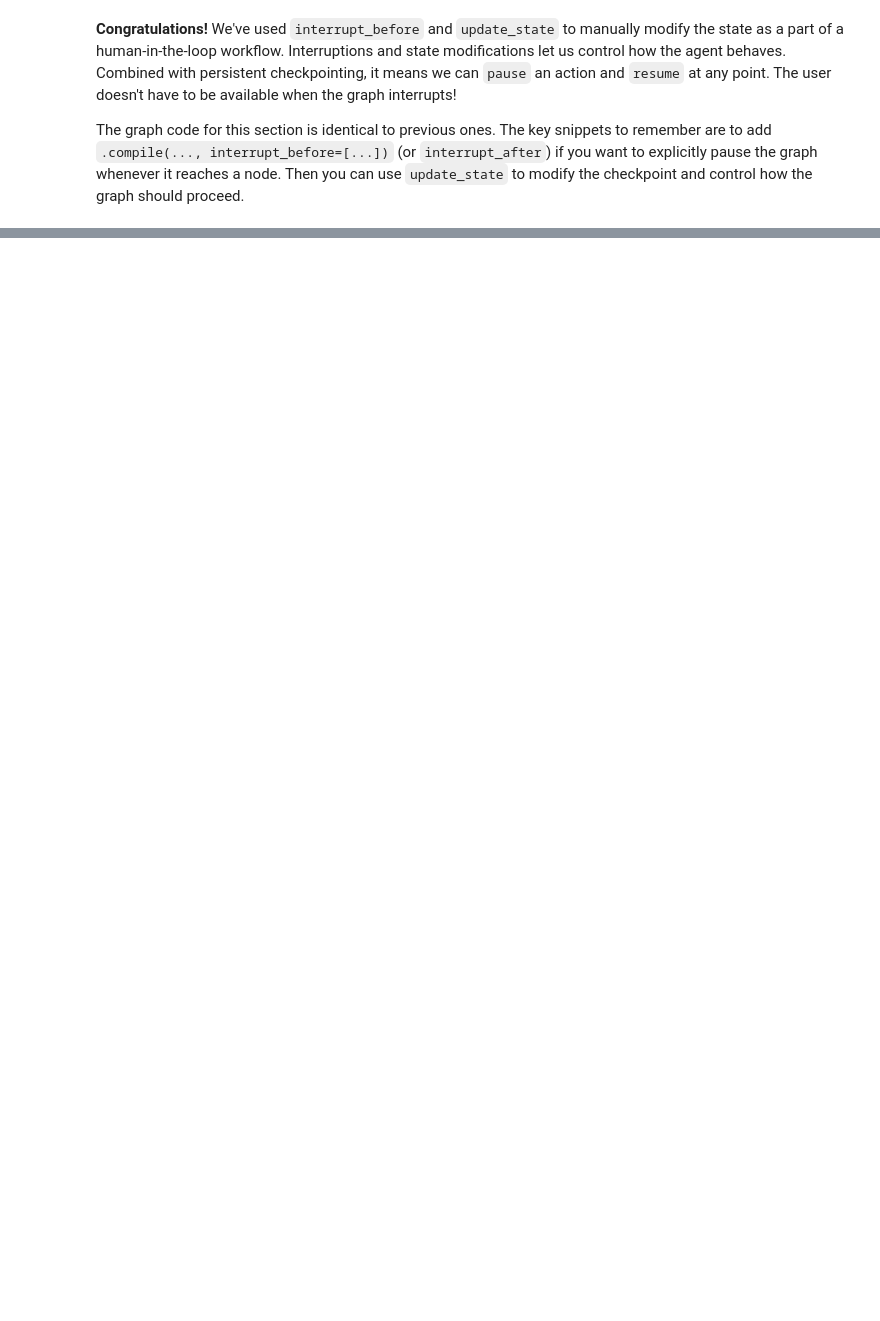
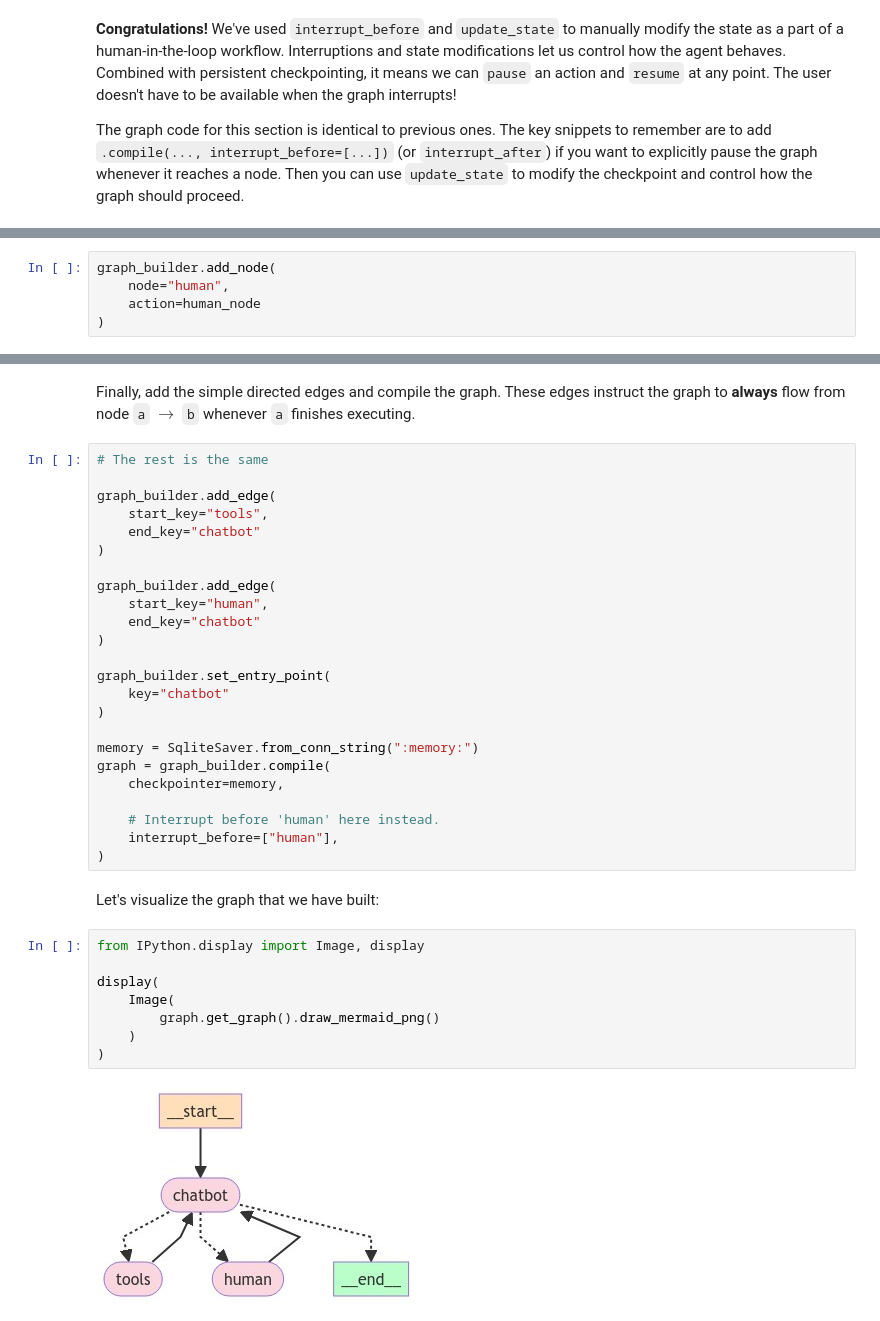
Before and after one commit to TCLee/agent-langgraph, a Jupyter notebook: agent_langgraph.ipynb, the cells around one changed output, grey strips where cells are left out. Cells and saved outputs as stored; diff of their text form; blank space fills up the shorter version.

```diff
--- a/agent_langgraph.ipynb
+++ b/agent_langgraph.ipynb
@@ -1194,0 +1333,5 @@ The graph code for this section is identical to previous ones. The key snippets
+# %%
+graph_builder.add_node(
+    node="human",
+    action=human_node
+)
@@ -1194,0 +1358,38 @@ The graph code for this section is identical to previous ones. The key snippets
+# %% [markdown]
+Finally, add the simple directed edges and compile the graph. These edges instruct the graph to **always** flow from node `a` $\longrightarrow$ `b` whenever `a` finishes executing.
+# %%
+# The rest is the same
+
+graph_builder.add_edge(
+    start_key="tools",
+    end_key="chatbot"
+)
+
+graph_builder.add_edge(
+    start_key="human",
+    end_key="chatbot"
+)
+
+graph_builder.set_entry_point(
+    key="chatbot"
+)
+
+memory = SqliteSaver.from_conn_string(":memory:")
+graph = graph_builder.compile(
+    checkpointer=memory,
+
+    # Interrupt before 'human' here instead.
+    interrupt_before=["human"],
+)
+# %% [markdown]
+Let's visualize the graph that we have built:
+# %%
+from IPython.display import Image, display
+
+display(
+    Image(
+        graph.get_graph().draw_mermaid_png()
+    )
+)
+# %% [output]
+[figure, added]
```
Also changed, not shown: parts of 36 cells of this notebook.
